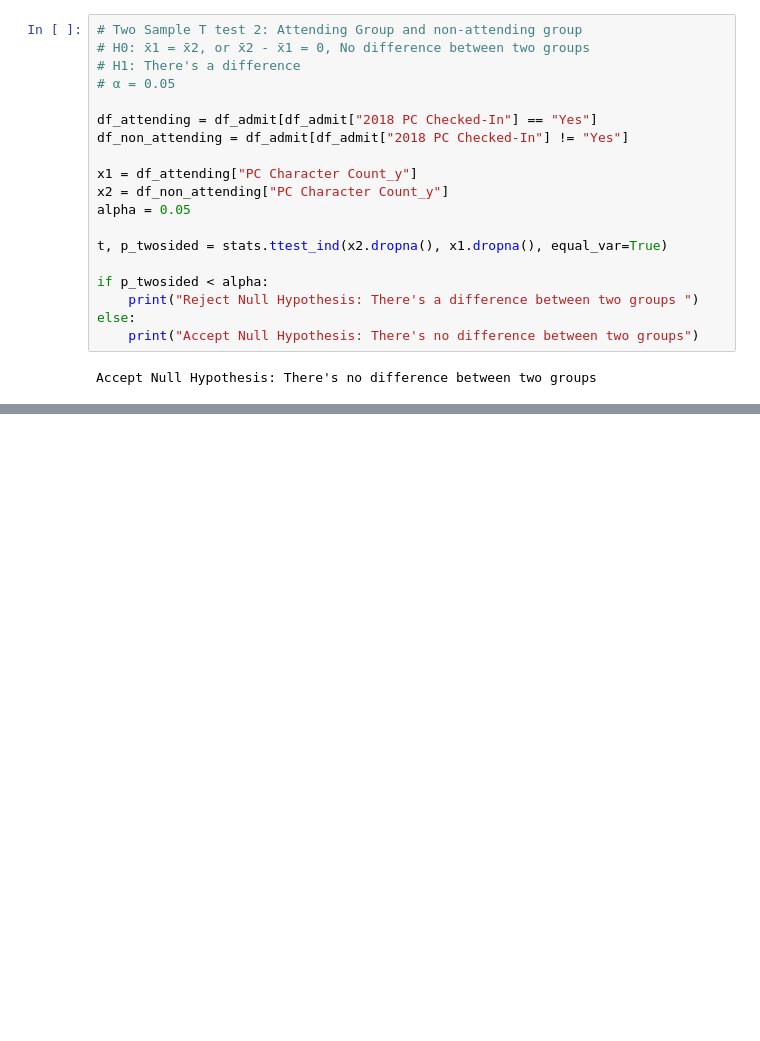
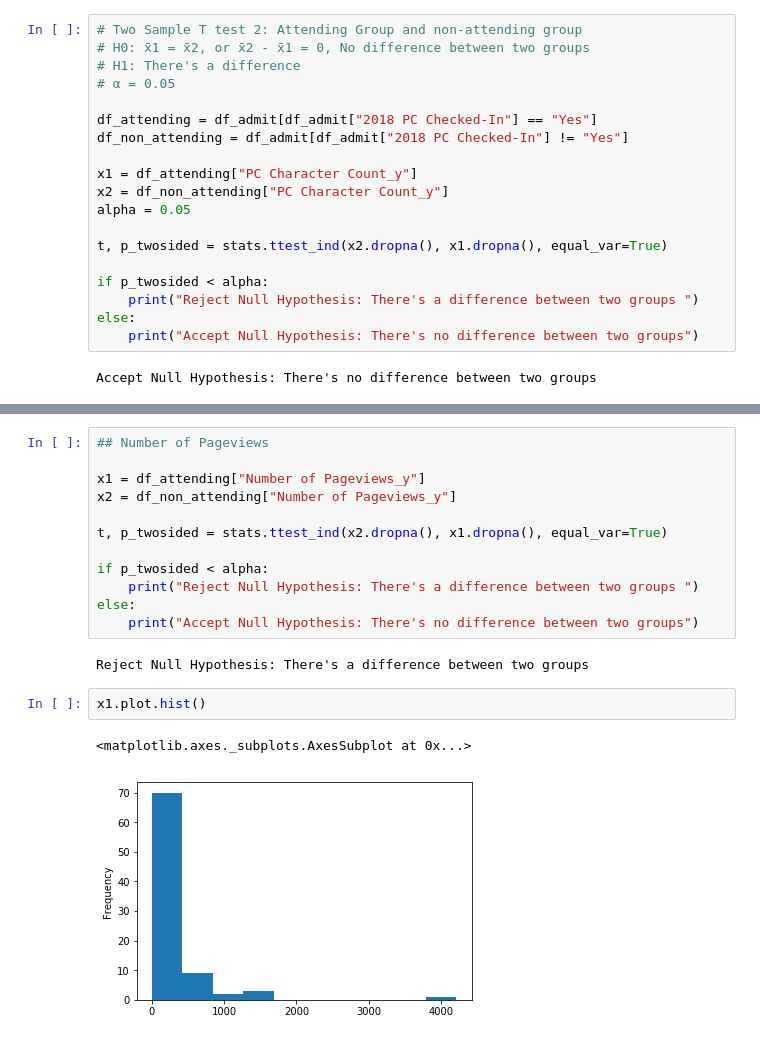
Before and after one commit to mikinomura/DS-1.1-Data-Analysis, a Jupyter notebook: MyWorks/Final-Project-Application-Data-2018.ipynb, the cells around one changed output, grey strips where cells are left out. Drawn from its saved outputs; the diff is of its cells as text; blank space fills up the shorter version.

```diff
--- a/MyWorks/Final-Project-Application-Data-2018.ipynb
+++ b/MyWorks/Final-Project-Application-Data-2018.ipynb
@@ -191,0 +235,19 @@ Accept Null Hypothesis: There's no difference between two groups
+# %%
+## Number of Pageviews
+
+x1 = df_attending["Number of Pageviews_y"]
+x2 = df_non_attending["Number of Pageviews_y"]
+
+t, p_twosided = stats.ttest_ind(x2.dropna(), x1.dropna(), equal_var=True)
+
+if p_twosided < alpha:
+    print("Reject Null Hypothesis: There's a difference between two groups ")
+else:
+    print("Accept Null Hypothesis: There's no difference between two groups")
+# %% [output]
+Reject Null Hypothesis: There's a difference between two groups
+# %%
+x1.plot.hist()
+# %% [output]
+<matplotlib.axes._subplots.AxesSubplot at 0x...>
+[figure, added]
```
Also changed, not shown: parts of 23 cells of this notebook.
